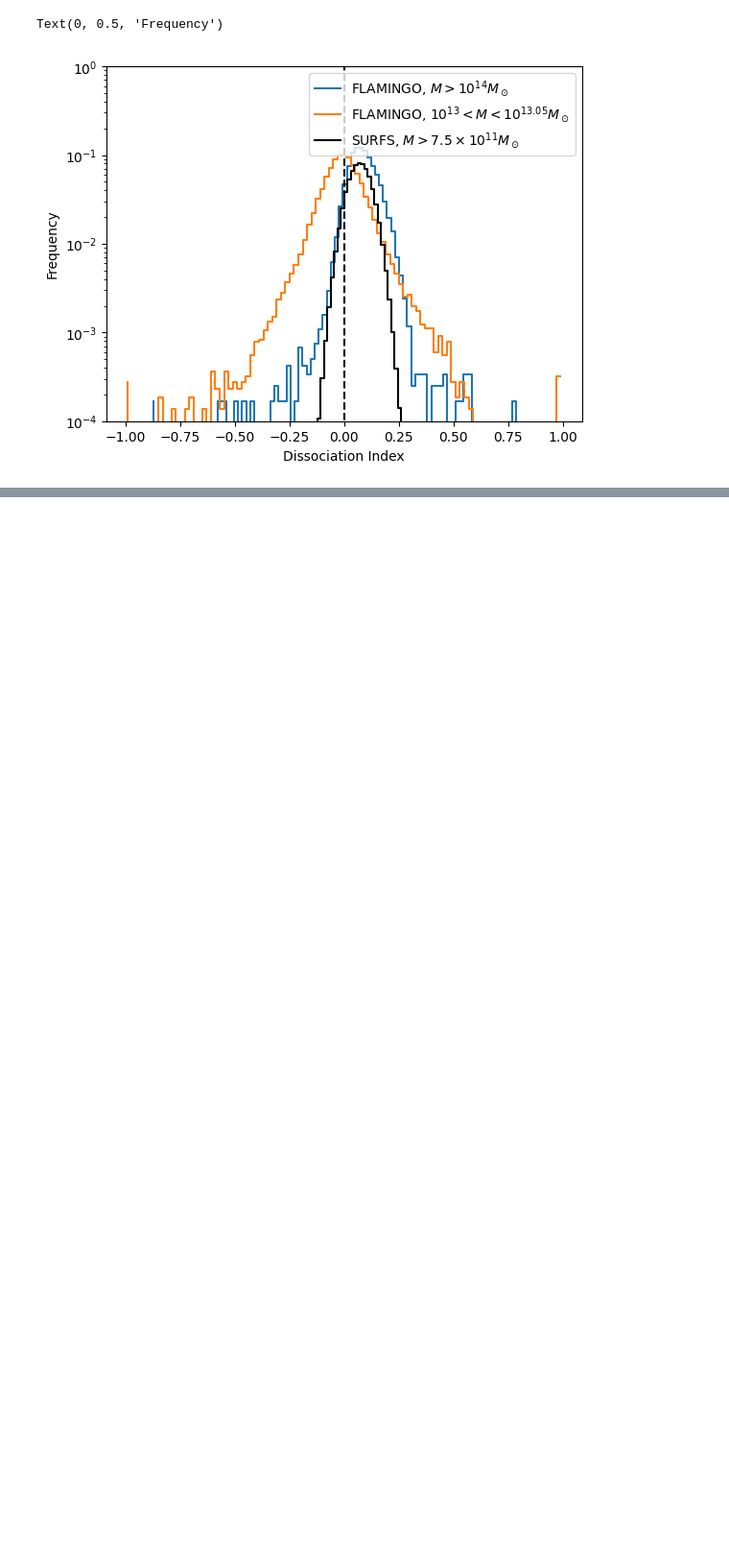
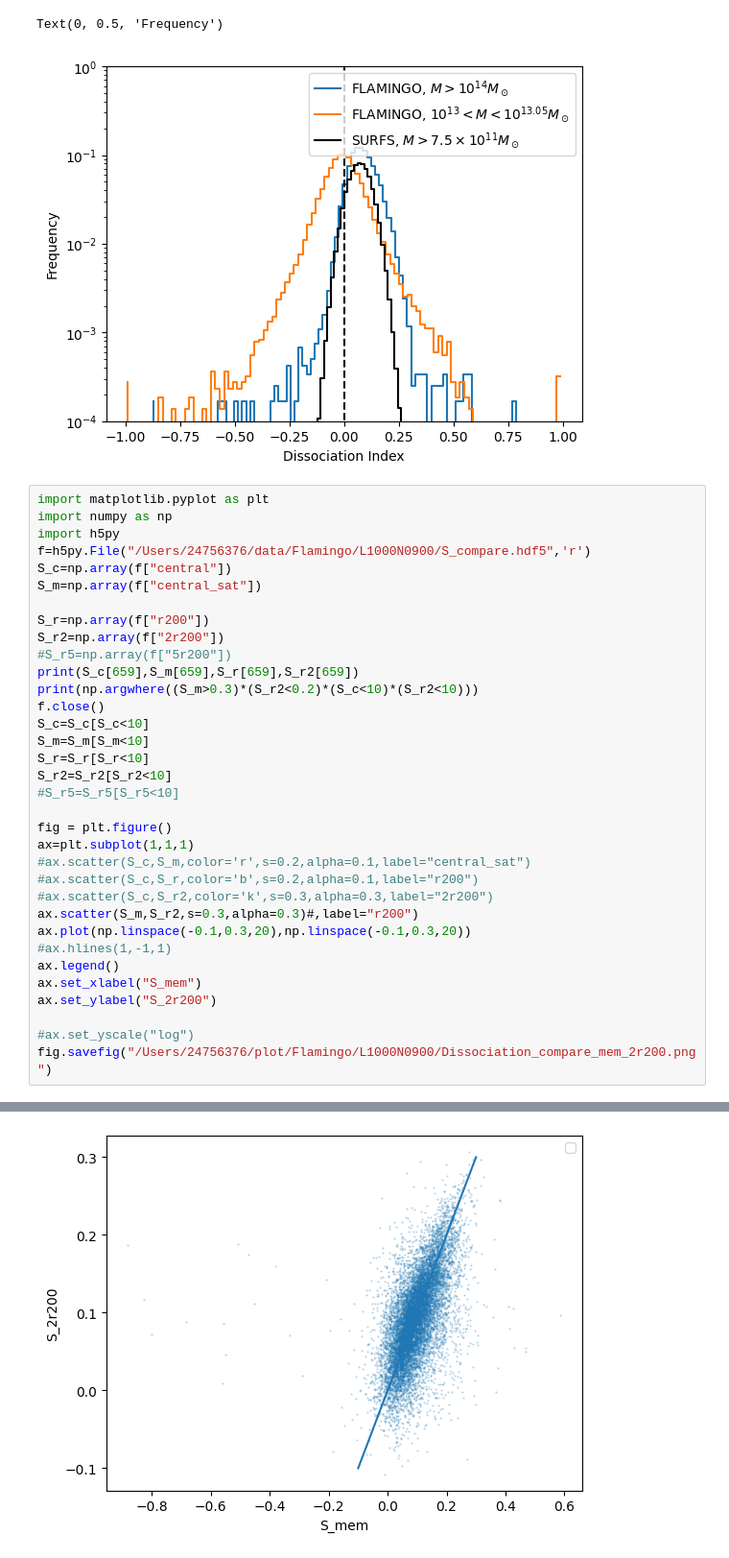
Before and after one commit to yjqqyjq/code, a Jupyter notebook: plot_s.ipynb, the cells around one changed output, grey strips where cells are left out. Shown at 96% size. Drawn from its saved outputs; the diff is of its cells as text; blank space fills up the shorter version.

```diff
--- a/plot_s.ipynb
+++ b/plot_s.ipynb
@@ -28,3 +28,38 @@ ax.set_ylabel("Frequency")
 # %% [output]
 Text(0, 0.5, 'Frequency')
 [figure]
+# %%
+import matplotlib.pyplot as plt
+import numpy as np
+import h5py
+f=h5py.File("/Users/24756376/data/Flamingo/L1000N0900/S_compare.hdf5",'r')
+S_c=np.array(f["central"])
+S_m=np.array(f["central_sat"])
+
+S_r=np.array(f["r200"])
+S_r2=np.array(f["2r200"])
+#S_r5=np.array(f["5r200"])
+print(S_c[659],S_m[659],S_r[659],S_r2[659])
+print(np.argwhere((S_m>0.3)*(S_r2<0.2)*(S_c<10)*(S_r2<10)))
+f.close()
+S_c=S_c[S_c<10]
+S_m=S_m[S_m<10]
+S_r=S_r[S_r<10]
+S_r2=S_r2[S_r2<10]
+#S_r5=S_r5[S_r5<10]
+
+fig = plt.figure()
+ax=plt.subplot(1,1,1)
+#ax.scatter(S_c,S_m,color='r',s=0.2,alpha=0.1,label="central_sat")
+#ax.scatter(S_c,S_r,color='b',s=0.2,alpha=0.1,label="r200")
+#ax.scatter(S_c,S_r2,color='k',s=0.3,alpha=0.3,label="2r200")
+ax.scatter(S_m,S_r2,s=0.3,alpha=0.3)#,label="r200")
+ax.plot(np.linspace(-0.1,0.3,20),np.linspace(-0.1,0.3,20))
+#ax.hlines(1,-1,1)
+ax.legend()
+ax.set_xlabel("S_mem")
+ax.set_ylabel("S_2r200")
+
+#ax.set_yscale("log")
+fig.savefig("/Users/24756376/plot/Flamingo/L1000N0900/Dissociation_compare_mem_2r200.png")
+# %% [output]
@@ -30,0 +83 @@ Text(0, 0.5, 'Frequency')
+[figure, added]
```
Also changed, not shown: parts of 1 cell of this notebook, 8 other files.
